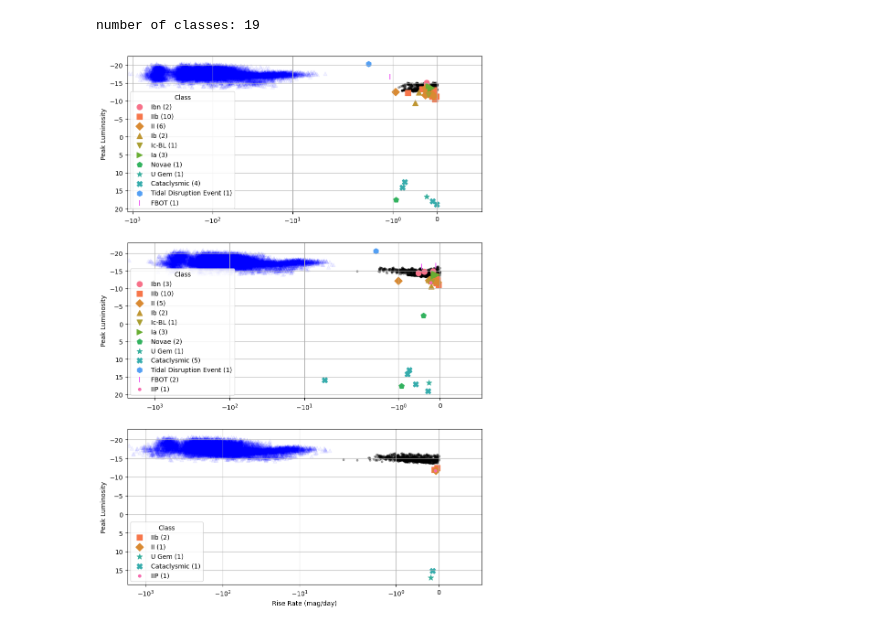
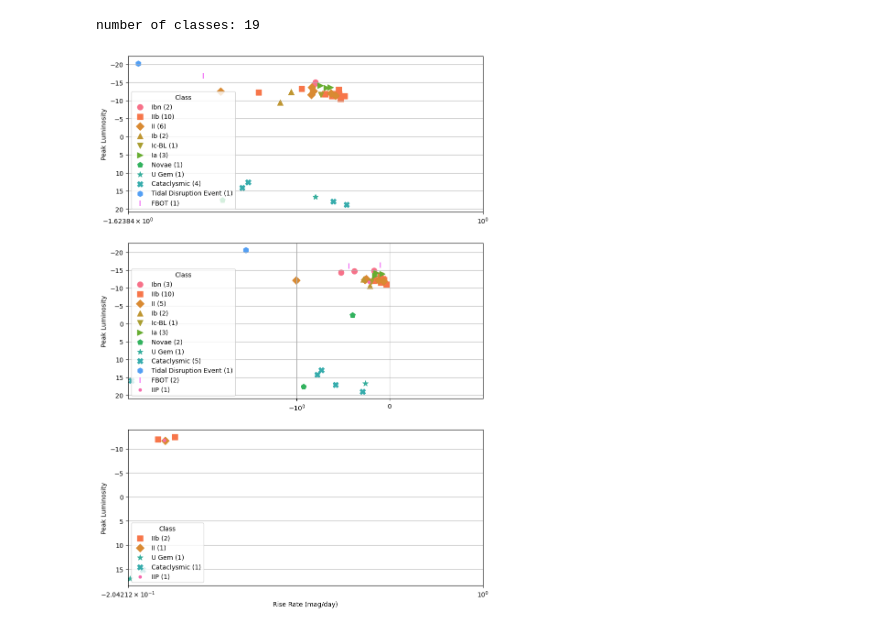
Before and after one commit to tylerbarna/kn-imposters, a Jupyter notebook: hq_candidates.ipynb, the cells around one changed output. Cells and saved outputs as stored; diff of their text form; code cells hidden in the pictures.

```diff
--- a/hq_candidates.ipynb
+++ b/hq_candidates.ipynb
@@ -792,40 +792,40 @@ ax[0].scatter(ztfg_rise_rate_2019, ztfg_max_luminosity_value_2019, color='k', ma
 ax[1].scatter(ztfr_rise_rate_2019, ztfr_max_luminosity_value_2019, color='k', marker='.', alpha=0.3)
 ax[2].scatter(ztfi_rise_rate_2019, ztfi_max_luminosity_value_2019, color='k', marker='.', alpha=0.3)
 
-ax[0].scatter(ztfg_rise_rate_2022, ztfg_max_luminosity_value_2022, color='b', marker='^', alpha=0.05)
-ax[1].scatter(ztfr_rise_rate_2022, ztfr_max_luminosity_value_2022, color='b', marker='^', alpha=0.05)
-ax[2].scatter(ztfi_rise_rate_2022, ztfi_max_luminosity_value_2022, color='b', marker='^', alpha=0.05)
+# ax[0].scatter(ztfg_rise_rate_2022, ztfg_max_luminosity_value_2022, color='b', marker='^', alpha=0.05)
+# ax[1].scatter(ztfr_rise_rate_2022, ztfr_max_luminosity_value_2022, color='b', marker='^', alpha=0.05)
+# ax[2].scatter(ztfi_rise_rate_2022, ztfi_max_luminosity_value_2022, color='b', marker='^', alpha=0.05)
 
 df_riseplot = df_rates.dropna(subset=['rise_rate'])
 
 for class_i in class_dict:
     #print('\nclass', class_i)
     for i, axi in enumerate(ax):
         filt = ['ztfg', 'ztfr', 'ztfi'][i]
 
         class_data = df_riseplot[df_riseplot['class'] == class_i]
         if len(class_data[class_data['filter'] == filt]) > 0:
 
             axi.scatter(class_data[class_data['filter'] == filt]['rise_rate'], class_data[class_data['filter'] == filt]['peak_absmag'], color=class_dict[class_i]['color'], marker=class_dict[class_i]['marker'], label=class_i, s=75)
 
 
 class_counts_ztfg = df_riseplot[df_riseplot['filter'] == 'ztfg']['class'].value_counts().to_dict()
 class_counts_ztfr = df_riseplot[df_riseplot['filter'] == 'ztfr']['class'].value_counts().to_dict()
 class_counts_ztfi = df_riseplot[df_riseplot['filter'] == 'ztfi']['class'].value_counts().to_dict()
 for i, (axi, counts) in enumerate(zip(ax, [class_counts_ztfg, class_counts_ztfr, class_counts_ztfi])):
     handles, labels = axi.get_legend_handles_labels()
     new_labels = [f'{label} ({counts[label]})' for label in labels if label in counts]
     axi.legend(handles, new_labels, title='Class', loc='lower left')
 
 ax[0].invert_yaxis(), ax[1].invert_yaxis(), ax[2].invert_yaxis();
 ax[0].set_xscale('symlog'), ax[1].set_xscale('symlog'), ax[2].set_xscale('symlog');
 ax[0].set_xlim(None,1), ax[1].set_xlim(None,1), ax[2].set_xlim(None,1);
 
 ax[0].set_ylabel("Peak Luminosity"), ax[1].set_ylabel("Peak Luminosity"), ax[2].set_ylabel("Peak Luminosity")
 ax[0].set_xlabel(""), ax[0].set_xlabel(""), ax[2].set_xlabel("Rise Rate (mag/day)");
 plt.show()
 # %% [output]
-[figure, old version]
+[figure, new version]
 # %%
 fig, ax = plt.subplots(3, 1, figsize=(10, 15), sharex=False)
 ax[0].grid(), ax[1].grid(), ax[2].grid()
```
Also changed, not shown: parts of 9 cells of this notebook, 6 other files.
